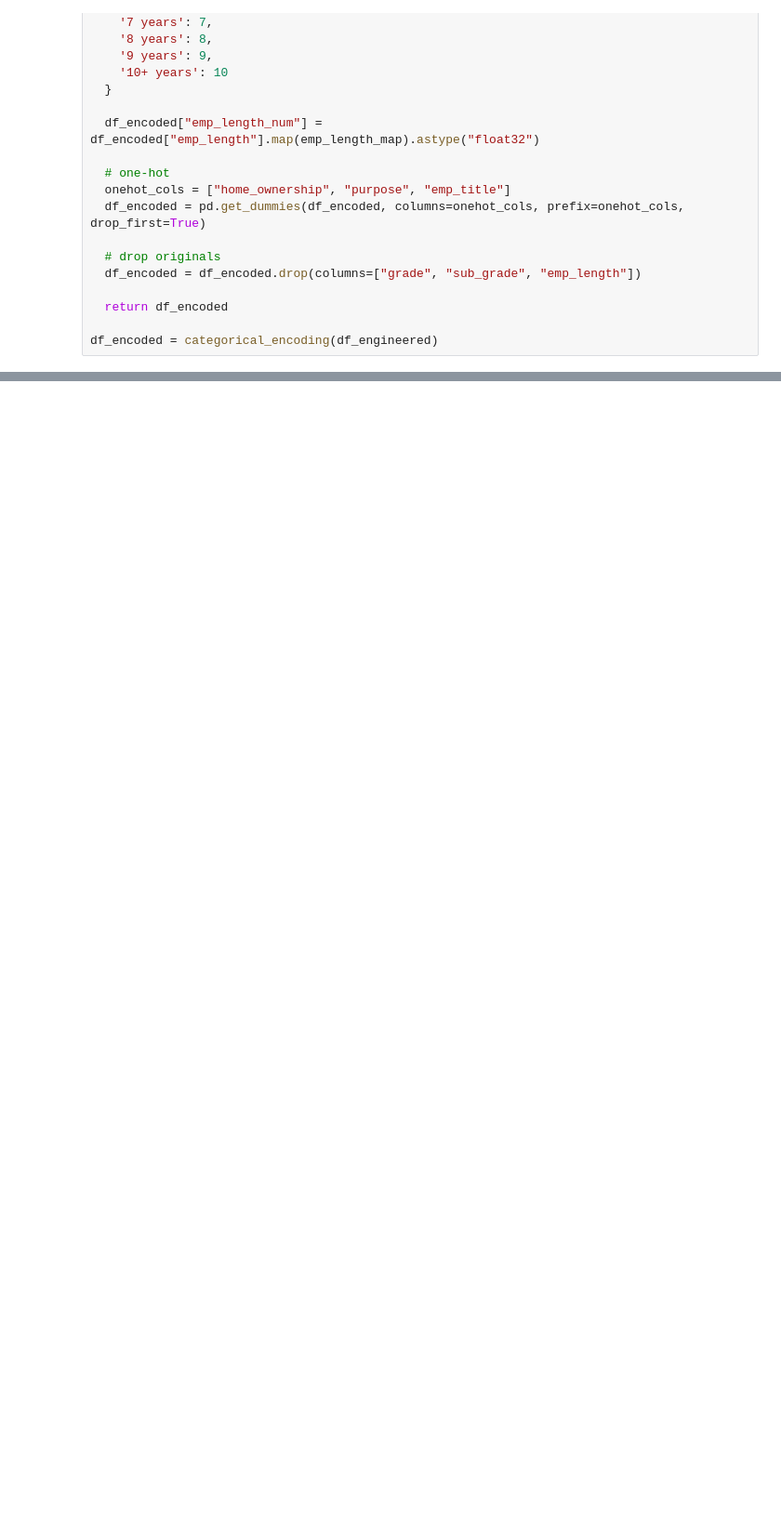
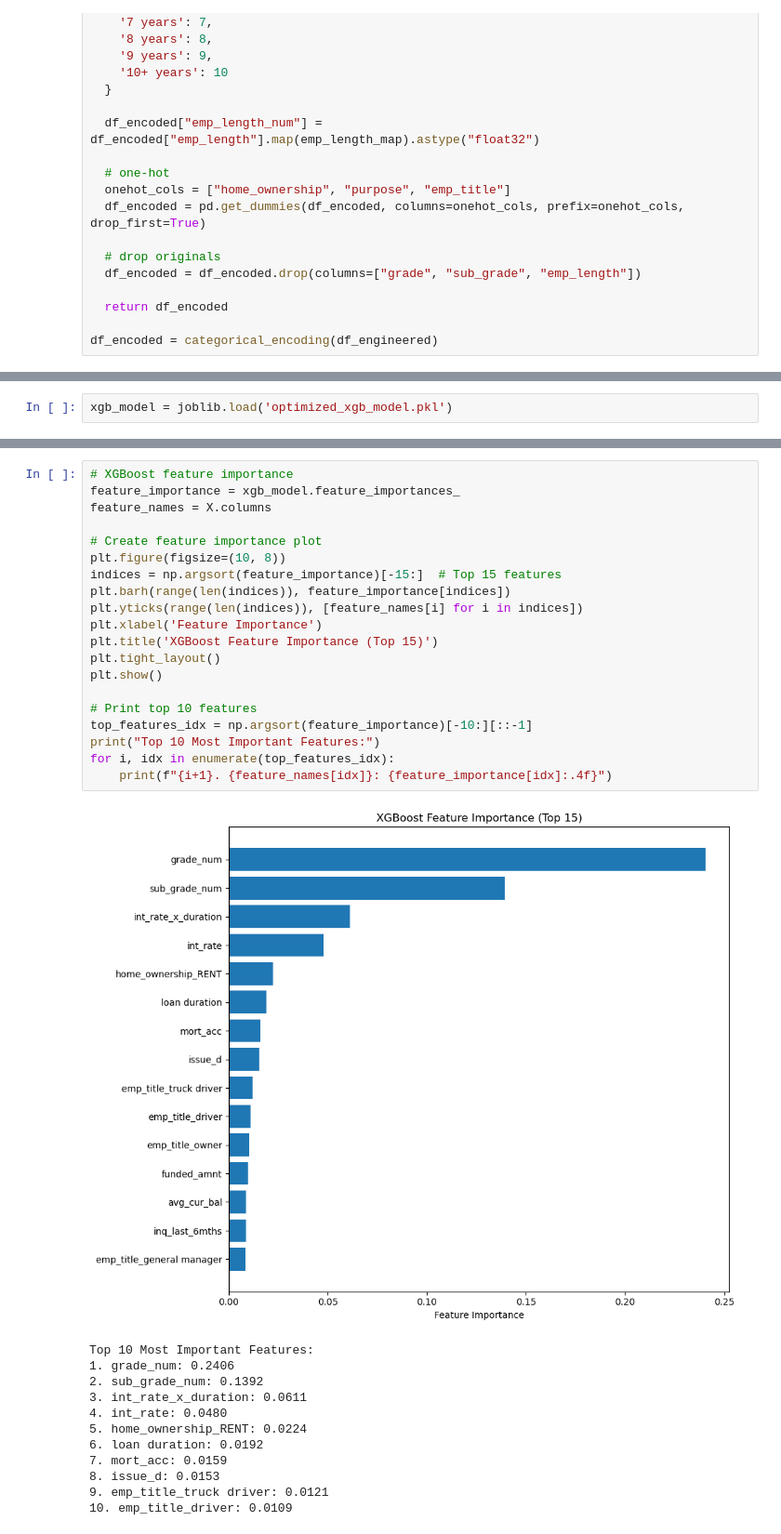
Before and after one commit to maximotk/explainable-credit-scoring, a Jupyter notebook: eda.ipynb, the cells around one changed output, grey strips where cells are left out. Shown: that part at 93% size. Drawn from its saved outputs; the diff is of its cells as text; blank space fills up the shorter version.

```diff
--- a/eda.ipynb
+++ b/eda.ipynb
@@ -224,0 +374,2 @@ X = [col for col in df_encoded.columns if col not in (context + y)]
+# %%
+xgb_model = joblib.load('optimized_xgb_model.pkl')
@@ -224,0 +406,33 @@ X = [col for col in df_encoded.columns if col not in (context + y)]
+# %%
+# XGBoost feature importance
+feature_importance = xgb_model.feature_importances_
+feature_names = X.columns
+
+# Create feature importance plot
+plt.figure(figsize=(10, 8))
+indices = np.argsort(feature_importance)[-15:]  # Top 15 features
+plt.barh(range(len(indices)), feature_importance[indices])
+plt.yticks(range(len(indices)), [feature_names[i] for i in indices])
+plt.xlabel('Feature Importance')
+plt.title('XGBoost Feature Importance (Top 15)')
+plt.tight_layout()
+plt.show()
+
+# Print top 10 features
+top_features_idx = np.argsort(feature_importance)[-10:][::-1]
+print("Top 10 Most Important Features:")
+for i, idx in enumerate(top_features_idx):
+    print(f"{i+1}. {feature_names[idx]}: {feature_importance[idx]:.4f}")
+# %% [output]
+[figure, added]
+Top 10 Most Important Features:
+1. grade_num: 0.2406
+2. sub_grade_num: 0.1392
+3. int_rate_x_duration: 0.0611
+4. int_rate: 0.0480
+5. home_ownership_RENT: 0.0224
+6. loan duration: 0.0192
+7. mort_acc: 0.0159
+8. issue_d: 0.0153
+9. emp_title_truck driver: 0.0121
+10. emp_title_driver: 0.0109
```
Also changed, not shown: parts of 28 cells of this notebook.
